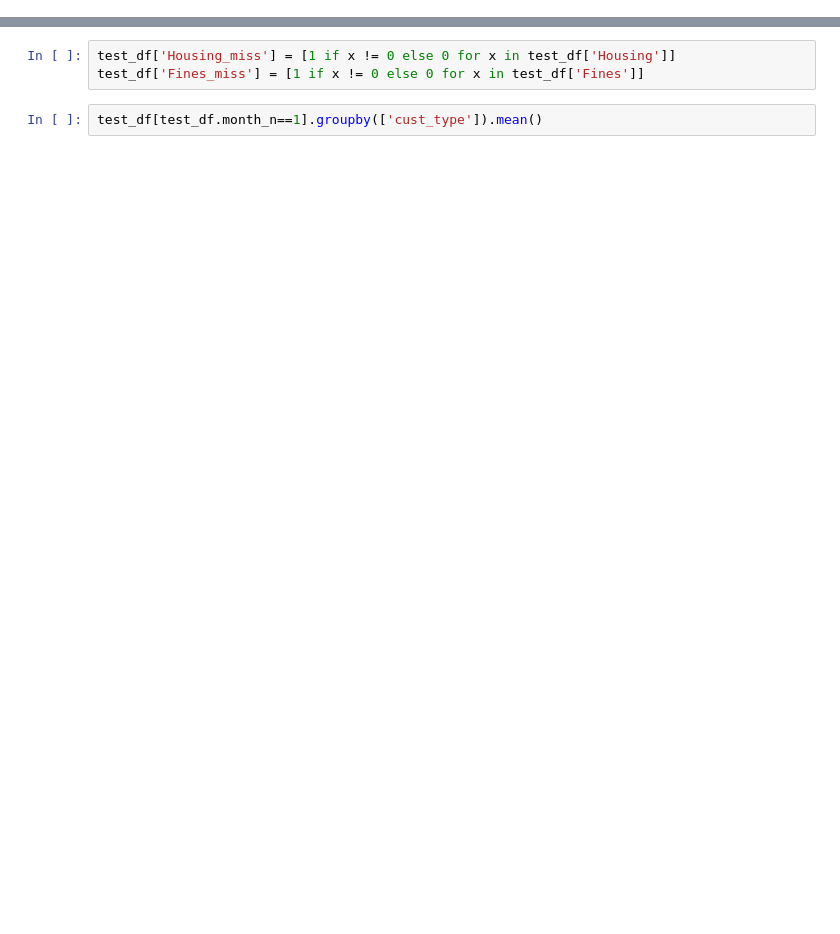
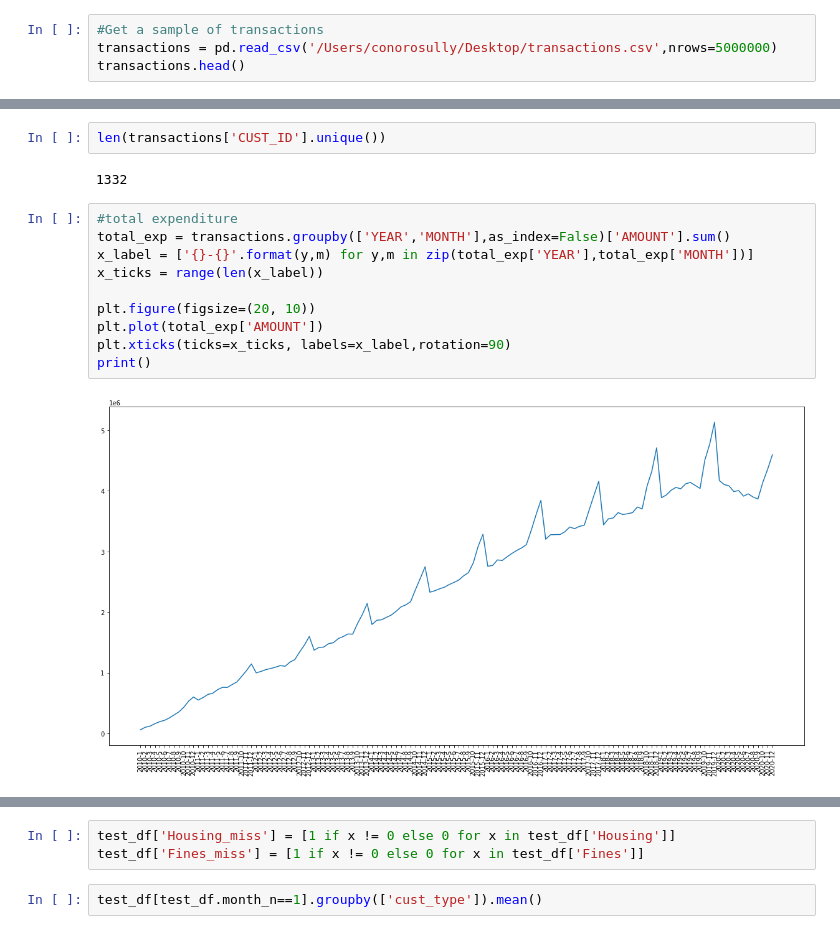
Before and after one commit to conorosully/medium-articles, a Jupyter notebook: src/transaction_data_generator.ipynb, the cells around one changed output, grey strips where cells are left out. Saved outputs shown, nothing was run; the diff lists cells and outputs as text; blank space fills up the shorter version.

Commit message:
completed transaction data code

```diff
--- a/src/transaction_data_generator.ipynb
+++ b/src/transaction_data_generator.ipynb
@@ -210,0 +337,4 @@ test_df
+# %%
+#Get a sample of transactions
+transactions = pd.read_csv('/Users/conorosully/Desktop/transactions.csv',nrows=5000000)
+transactions.head()
@@ -210,0 +348,16 @@ test_df
+# %%
+len(transactions['CUST_ID'].unique())
+# %% [output]
+1332
+# %%
+#total expenditure
+total_exp = transactions.groupby(['YEAR','MONTH'],as_index=False)['AMOUNT'].sum()
+x_label = ['{}-{}'.format(y,m) for y,m in zip(total_exp['YEAR'],total_exp['MONTH'])]
+x_ticks = range(len(x_label))
+
+plt.figure(figsize=(20, 10))
+plt.plot(total_exp['AMOUNT'])
+plt.xticks(ticks=x_ticks, labels=x_label,rotation=90)
+print()
+# %% [output]
+[figure, added]
```
Also changed, not shown: parts of 30 cells of this notebook.
